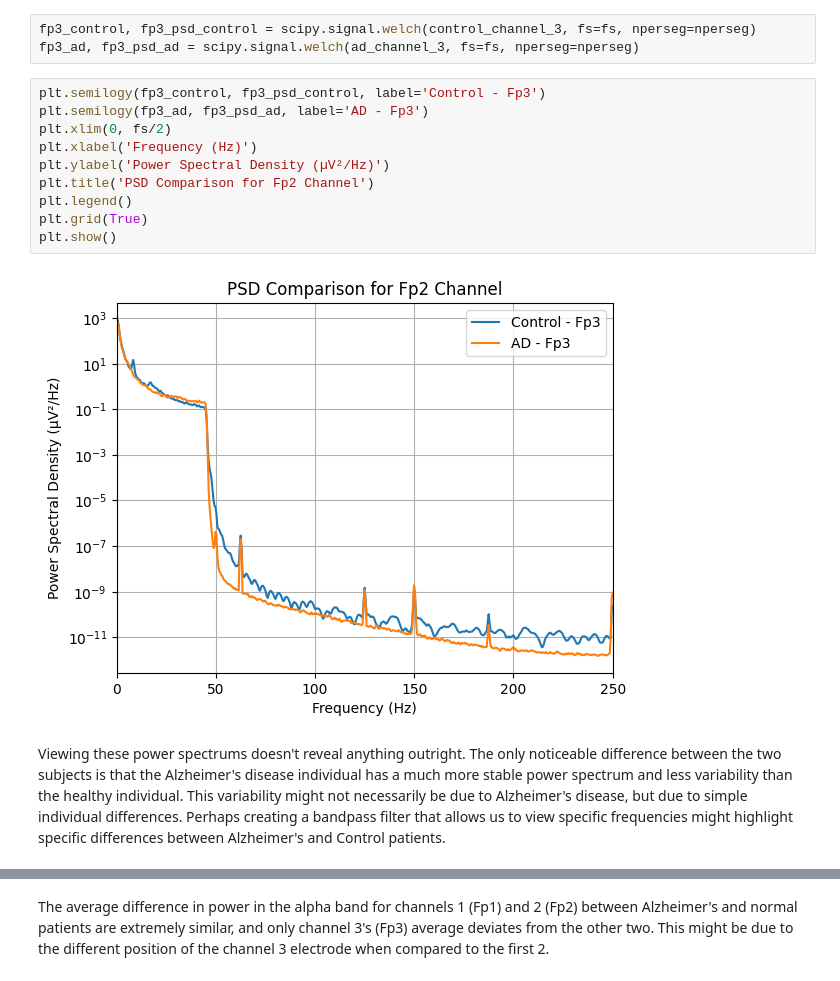
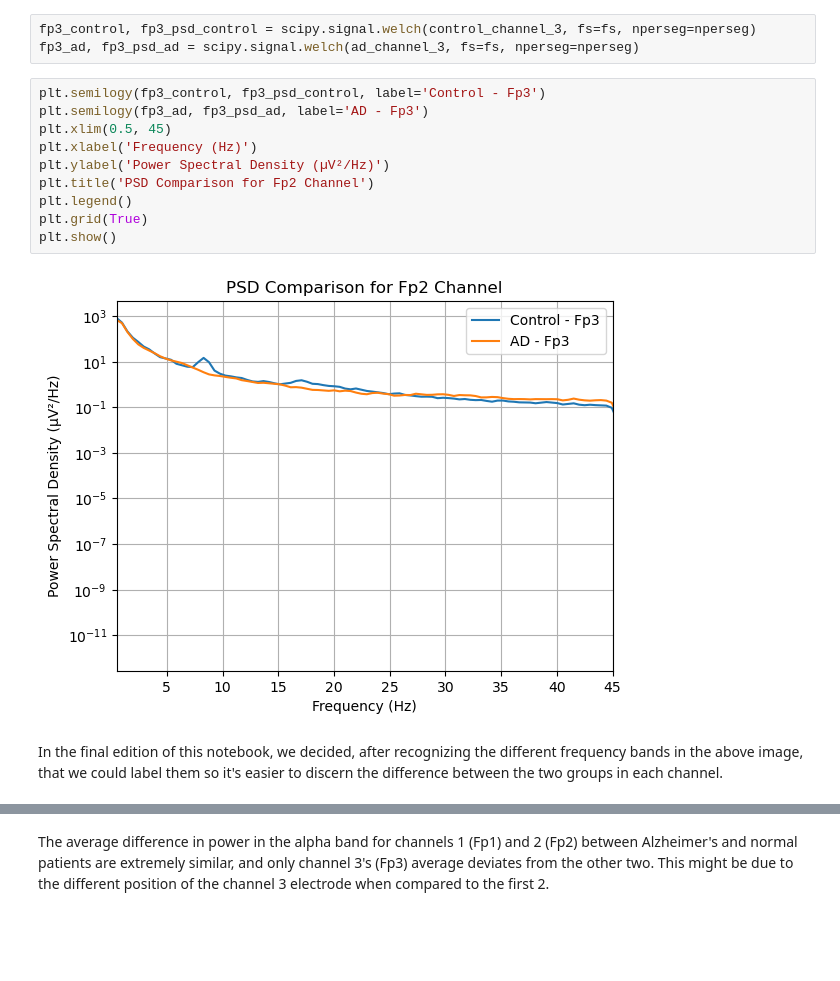
Before and after one commit to sconsume/cogs118c_acjj, a Jupyter notebook: final_project.ipynb, the cells around one changed output, grey strips where cells are left out. Drawn from its saved outputs; the diff is of its cells as text; blank space fills up the shorter version.

Commit message:
updated graphs, code, final ver.

```diff
--- a/final_project.ipynb
+++ b/final_project.ipynb
@@ -60,14 +74,14 @@ fp3_ad, fp3_psd_ad = scipy.signal.welch(ad_channel_3, fs=fs, nperseg=nperseg)
 # %%
 plt.semilogy(fp3_control, fp3_psd_control, label='Control - Fp3')
 plt.semilogy(fp3_ad, fp3_psd_ad, label='AD - Fp3')
-plt.xlim(0, fs/2)
+plt.xlim(0.5, 45)
 plt.xlabel('Frequency (Hz)')
 plt.ylabel('Power Spectral Density (µV²/Hz)')
 plt.title('PSD Comparison for Fp2 Channel')
 plt.legend()
 plt.grid(True)
 plt.show()
 # %% [output]
-[figure, old version]
+[figure, new version]
-# %% [markdown]
-Viewing these power spectrums doesn't reveal anything outright. The only noticeable difference between the two subjects is that the Alzheimer's disease individual has a much more stable power spectrum and less variability than the healthy individual. This variability might not necessarily be due to Alzheimer's disease, but due to simple individual differences. Perhaps creating a bandpass filter that allows us to view specific frequencies might highlight specific differences between Alzheimer's and Control patients.
+# %% [markdown]
+In the final edition of this notebook, we decided, after recognizing the different frequency bands in the above image, that we could label them so it's easier to discern the difference between the two groups in each channel.
```
Also changed, not shown: parts of 58 cells of this notebook.
